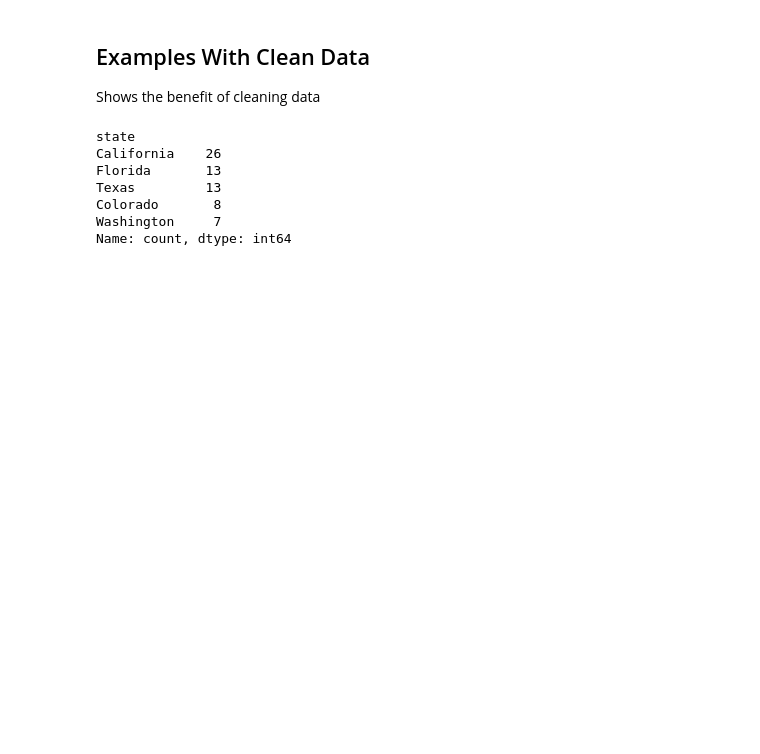
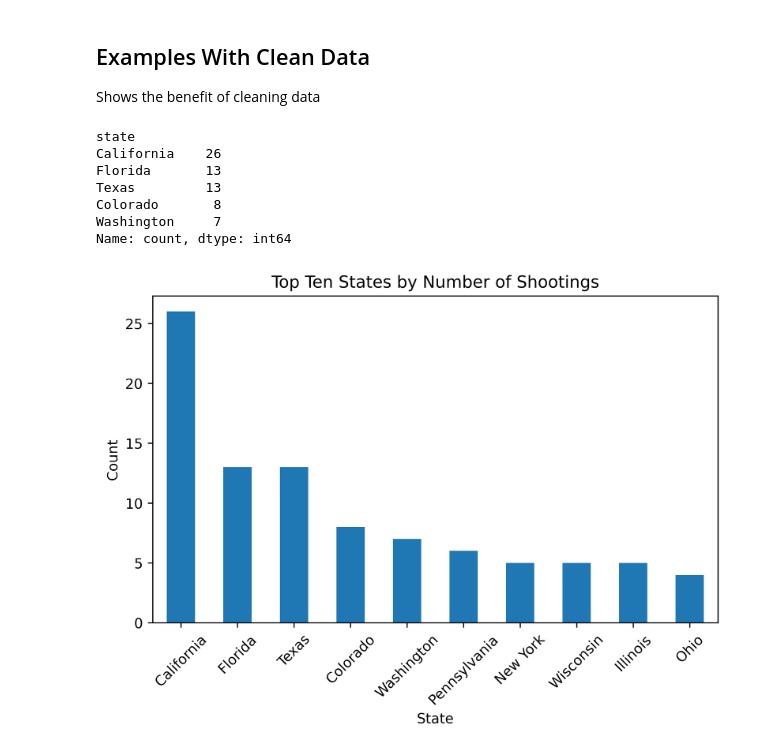
Before and after one commit to JA-Acosta/mj_mass_shootings, a Jupyter notebook: mjms_notebooks/mjms_data_notebook.ipynb, the cells around one changed output. Saved outputs shown, nothing was run; the diff lists cells and outputs as text; code cells hidden in the pictures; blank space fills up the shorter version.

Commit message:
Creates Data Folder, Figures Folder, and creates Where Obtained Category data. Also Includes Matplotlib and visual examples

```diff
--- a/mjms_notebooks/mjms_data_notebook.ipynb
+++ b/mjms_notebooks/mjms_data_notebook.ipynb
@@ -484,0 +654,2 @@ array(['yes', '-', 'tbd', 'unclear', 'unknown', 'no'], dtype=object)
+# %%
+mjms_df.loc[mjms_df.where_obtained.str.contains('Assembled', case=False), 'where_obtained_category'] = mjms_df.loc[mjms_df.where_obtained.str.contains('Assembled', case=False), 'where_obtained_category'].apply( lambda x : add_category(x, 'assembled'))
@@ -484,0 +664,2 @@ array(['yes', '-', 'tbd', 'unclear', 'unknown', 'no'], dtype=object)
+# %%
+mjms_df.loc[mjms_df.where_obtained.str.contains('Purchased from an individual', case=False), 'where_obtained_category'] = mjms_df.loc[mjms_df.where_obtained.str.contains('Purchased from an individual', case=False), 'where_obtained_category'].apply( lambda x : add_category(x, 'individual'))
@@ -484,0 +668,2 @@ array(['yes', '-', 'tbd', 'unclear', 'unknown', 'no'], dtype=object)
+# %%
+other_str = 'Sandy Trading Post in Sandy|Tanner Gun Show|flea market|Hunting Supplies of Hawaii'
@@ -484,0 +678,2 @@ array(['yes', '-', 'tbd', 'unclear', 'unknown', 'no'], dtype=object)
+# %%
+mjms_df.loc[mjms_df.where_obtained.str.contains(other_str, case=False), 'where_obtained_category'] = mjms_df.loc[mjms_df.where_obtained.str.contains(other_str, case=False), 'where_obtained_category'].apply( lambda x : add_category(x, 'other'))
@@ -496,5 +705,16 @@ Texas         13
 Colorado       8
 Washington     7
 Name: count, dtype: int64
+# %%
+plt.figure(dpi=600)
+mjms_df.state.value_counts().head(10).plot(kind='bar')
+plt.title('Top Ten States by Number of Shootings')
+plt.xlabel('State')
+plt.ylabel('Count')
+plt.xticks(rotation=45)
+plt.tight_layout()
+plt.show()
+# %% [output]
+[figure, added]
 # %%
 # Sorts Shootings by fatalities and returns the top 10 states by fatalities
```
Also changed, not shown: parts of 48 cells of this notebook, 2 other files.
